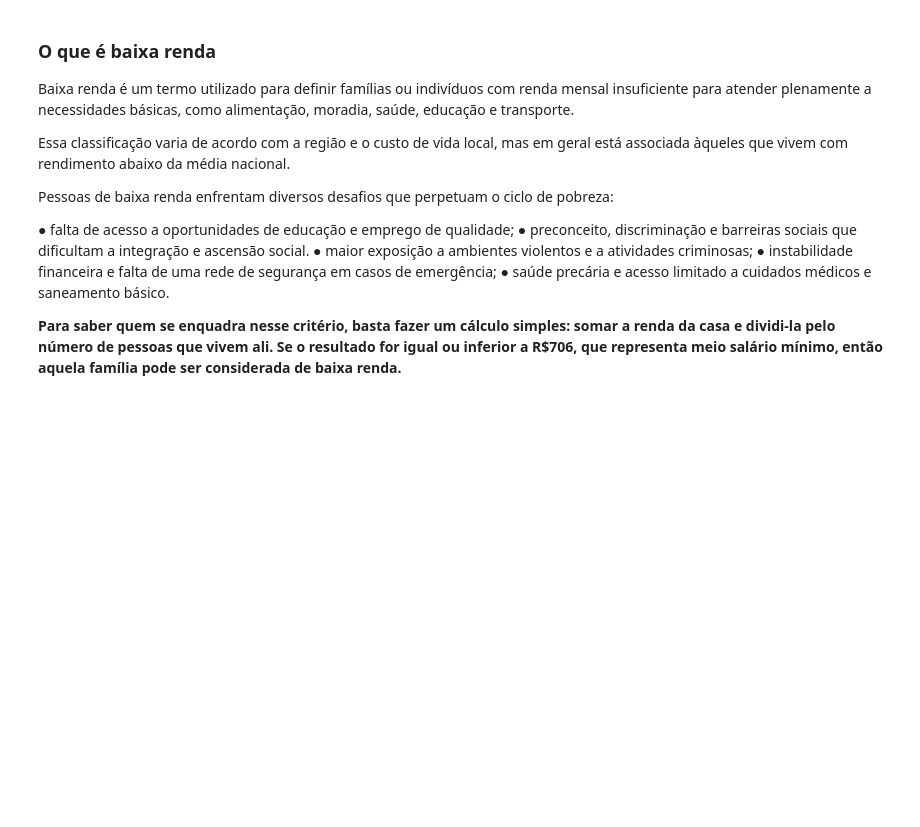
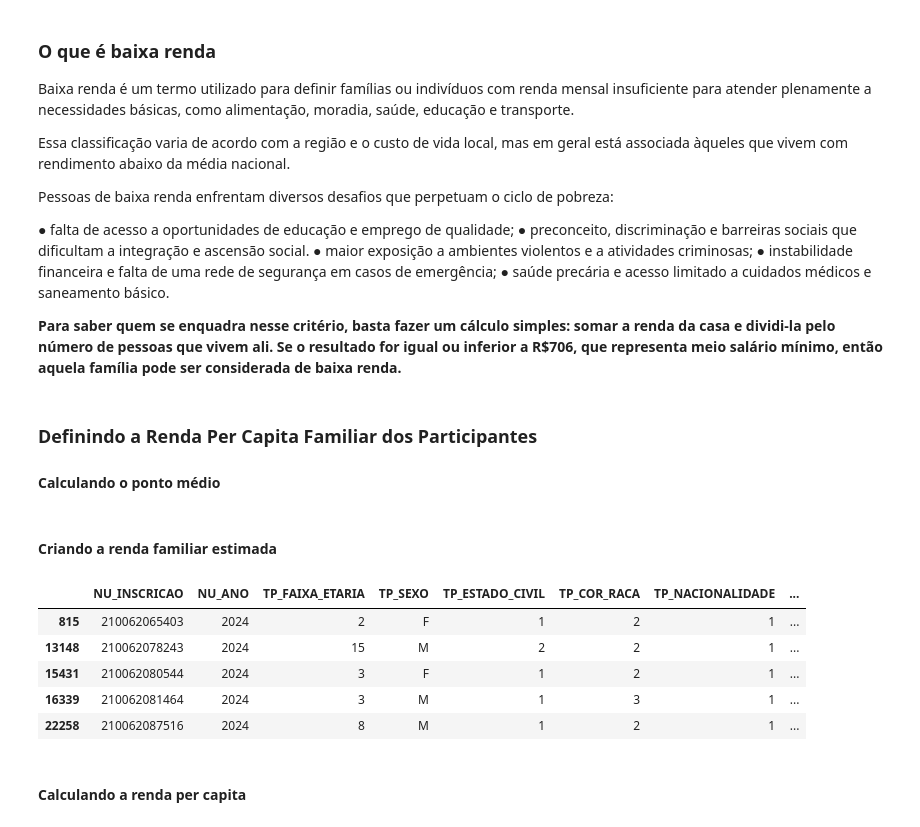
Before and after one commit to alexsilva75/analise_microdados_enem, a Jupyter notebook: analise_2024.ipynb, the cells around one changed output. Saved outputs shown, nothing was run; the diff lists cells and outputs as text; code cells hidden in the pictures; blank space fills up the shorter version.

```diff
--- a/analise_2024.ipynb
+++ b/analise_2024.ipynb
@@ -207,7 +214,7 @@ Length: 1, dtype: str
 # %% [markdown]
 ## Recuperando os Participantes de Santo Amaro - BA
 # %%
-df_participantes_santo_amaro = df_participantes[
+df_santo_amaro = df_participantes[
     (df_participantes['NO_MUNICIPIO_PROVA'] == 'Santo Amaro') & (df_participantes['SG_UF_PROVA'] == 'BA') ]
 # %%
 df_participantes_santo_amaro.head(50)
@@ -257,0 +267,24 @@ Pessoas de baixa renda enfrentam diversos desafios que perpetuam o ciclo de pobr
+# %% [markdown]
+### Definindo a Renda Per Capita Familiar dos Participantes
+
+#### Calculando o ponto médio
+# %%
+faixas_renda = {
+    "A": (0, 0),
+    "B": (0, 1412),
+    "C": (1412.01, 2118),
+    "D": (2118.01, 2824),
+    "E": (2824.01, 3530),
+    "F": (3530.01, 4236),
+    "G": (4236.01, 4942),
+    "H": (4942.01, 7060),
+    "I": (7060.01, 8472),
+    "J": (8472.01, 9884),
+    "K": (9884.01, 11296),
+    "L": (11296.01, 12708),
+    "M": (12708.01, 14120),
+    "N": (14120.01, 16944),
+    "O": (16944.01, 21180),
+    "P": (21180.01, 28240),
+    "Q": (28240.01, np.inf)
+}
@@ -257,0 +299,14 @@ Pessoas de baixa renda enfrentam diversos desafios que perpetuam o ciclo de pobr
+# %% [markdown]
+#### Criando a renda familiar estimada
+# %%
+df_santo_amaro["RENDA_FAMILIAR_EST"] = (df_santo_amaro["Q007"].map(renda_media))
+df_santo_amaro.head()
+# %% [output]
+|  | NU_INSCRICAO | NU_ANO | TP_FAIXA_ETARIA | TP_SEXO | TP_ESTADO_CIVIL | TP_COR_RACA | TP_NACIONALIDADE | ... |
+| 815 | 210062065403 | 2024 | 2 | F | 1 | 2 | 1 | ... |
+| 13148 | 210062078243 | 2024 | 15 | M | 2 | 2 | 1 | ... |
+| 15431 | 210062080544 | 2024 | 3 | F | 1 | 2 | 1 | ... |
+| 16339 | 210062081464 | 2024 | 3 | M | 1 | 3 | 1 | ... |
+| 22258 | 210062087516 | 2024 | 8 | M | 1 | 2 | 1 | ... |
+# %% [markdown]
+#### Calculando a renda per capita
```
Also changed, not shown: parts of 22 cells of this notebook.
